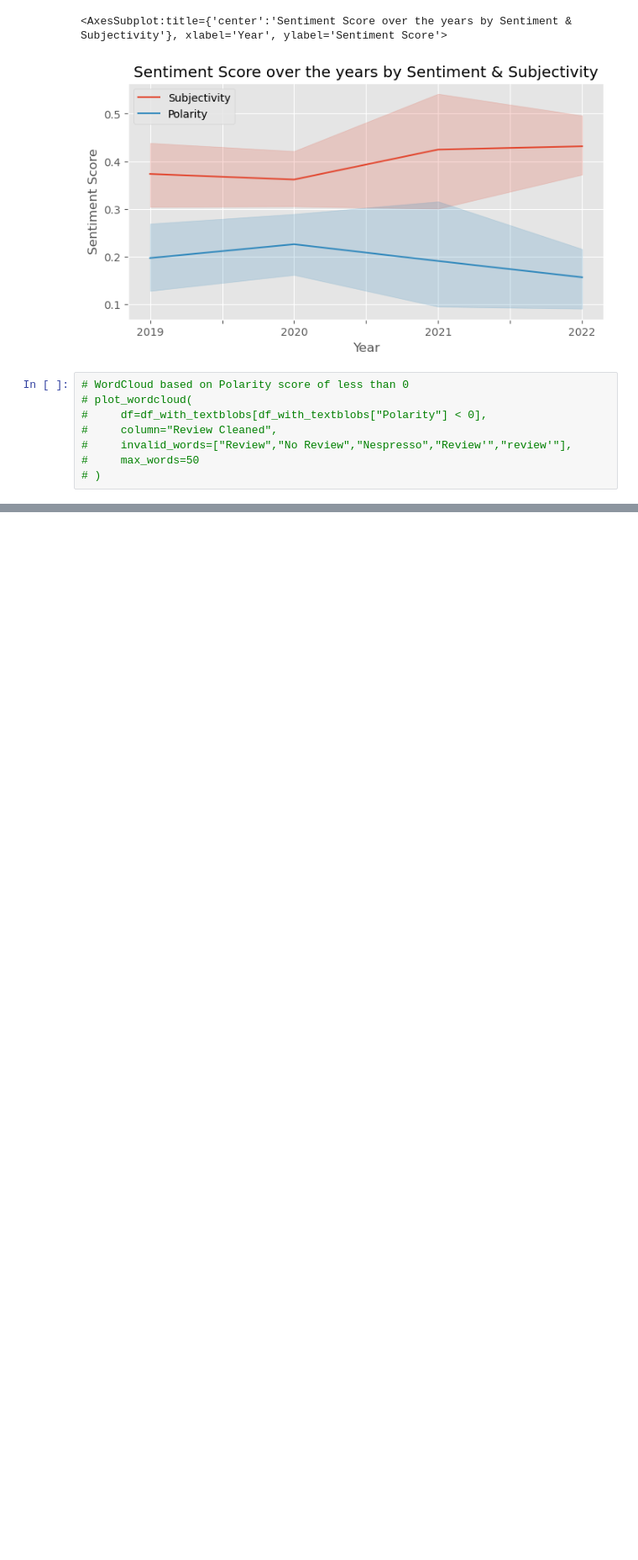
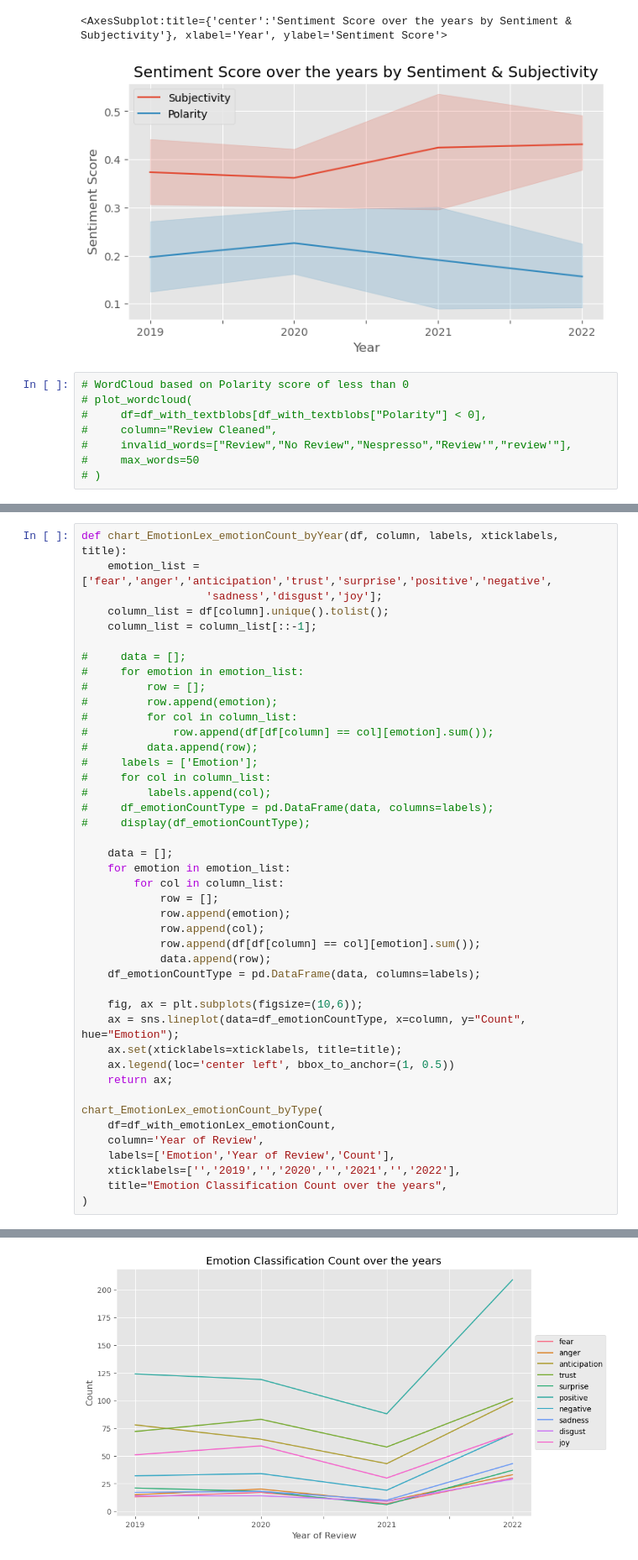
Before and after one commit to kjeshang/NespressoMetropolisCustomerReviewAnalysis, a Jupyter notebook: 4_SentimentAnalysis_Exploration.ipynb, the cells around one changed output, grey strips where cells are left out. Shown at 84% size. Drawn from its saved outputs; the diff is of its cells as text; blank space fills up the shorter version.

```diff
--- a/4_SentimentAnalysis_Exploration.ipynb
+++ b/4_SentimentAnalysis_Exploration.ipynb
@@ -567,0 +450,44 @@ chart_EmotionLex_emotionCount(
+# %%
+def chart_EmotionLex_emotionCount_byYear(df, column, labels, xticklabels, title):
+    emotion_list = ['fear','anger','anticipation','trust','surprise','positive','negative',
+                   'sadness','disgust','joy'];
+    column_list = df[column].unique().tolist();
+    column_list = column_list[::-1];
+
+#     data = [];
+#     for emotion in emotion_list:
+#         row = [];
+#         row.append(emotion);
+#         for col in column_list:
+#             row.append(df[df[column] == col][emotion].sum());
+#         data.append(row);
+#     labels = ['Emotion'];
+#     for col in column_list:
+#         labels.append(col);
+#     df_emotionCountType = pd.DataFrame(data, columns=labels);
+#     display(df_emotionCountType);
+
+    data = [];
+    for emotion in emotion_list:
+        for col in column_list:
+            row = [];
+            row.append(emotion);
+            row.append(col);
+            row.append(df[df[column] == col][emotion].sum());
+            data.append(row);
+    df_emotionCountType = pd.DataFrame(data, columns=labels);
+
+    fig, ax = plt.subplots(figsize=(10,6));
+    ax = sns.lineplot(data=df_emotionCountType, x=column, y="Count", hue="Emotion");
+    ax.set(xticklabels=xticklabels, title=title);
+    ax.legend(loc='center left', bbox_to_anchor=(1, 0.5))
+    return ax;
+
+chart_EmotionLex_emotionCount_byType(
+    df=df_with_emotionLex_emotionCount,
+    column='Year of Review',
+    labels=['Emotion','Year of Review','Count'],
+    xticklabels=['','2019','','2020','','2021','','2022'],
+    title="Emotion Classification Count over the years",
+)
+# %% [output]
@@ -567,0 +495 @@ chart_EmotionLex_emotionCount(
+[figure, added]
```
Also changed, not shown: parts of 33 cells of this notebook, 5 other files.
